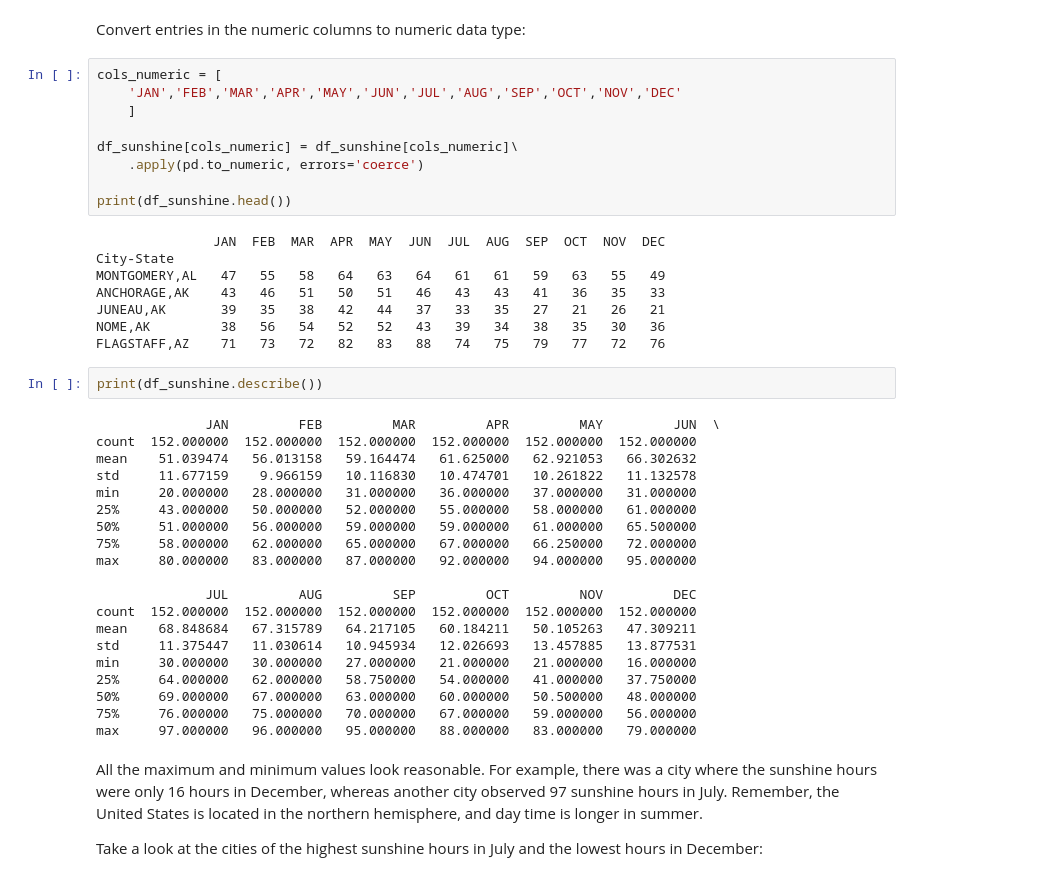
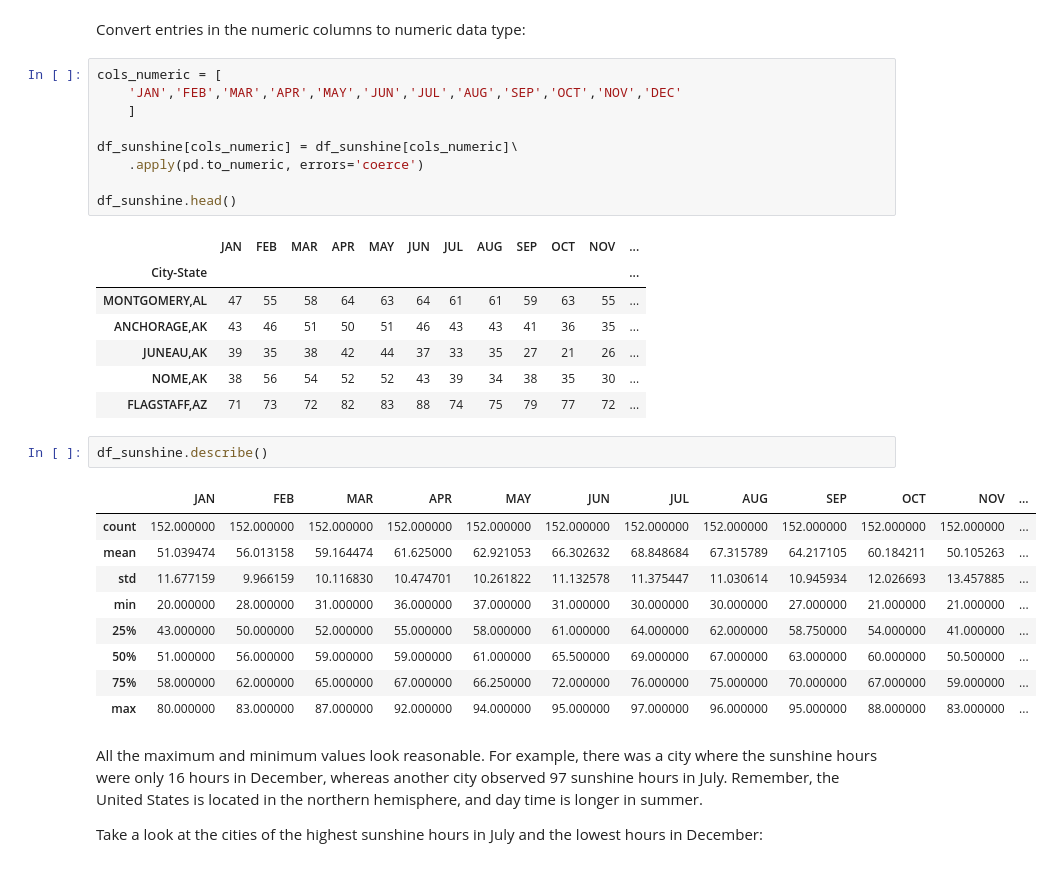
Before and after one commit to Nathan-Oyama-Personal/berkeley-ai, a Jupyter notebook: module20/eda.ipynb, the cells around one changed output. Drawn from its saved outputs; the diff is of its cells as text.

```diff
--- a/module20/eda.ipynb
+++ b/module20/eda.ipynb
@@ -451,37 +398,27 @@ cols_numeric = [
 df_sunshine[cols_numeric] = df_sunshine[cols_numeric]\
     .apply(pd.to_numeric, errors='coerce')
 
-print(df_sunshine.head())
+df_sunshine.head()
 # %% [output]
-               JAN  FEB  MAR  APR  MAY  JUN  JUL  AUG  SEP  OCT  NOV  DEC
-City-State
-MONTGOMERY,AL   47   55   58   64   63   64   61   61   59   63   55   49
-ANCHORAGE,AK    43   46   51   50   51   46   43   43   41   36   35   33
-JUNEAU,AK       39   35   38   42   44   37   33   35   27   21   26   21
-NOME,AK         38   56   54   52   52   43   39   34   38   35   30   36
-FLAGSTAFF,AZ    71   73   72   82   83   88   74   75   79   77   72   76
+|  | JAN | FEB | MAR | APR | MAY | JUN | JUL | AUG | SEP | OCT | NOV | ... |
+| City-State |  |  |  |  |  |  |  |  |  |  |  | ... |
+| MONTGOMERY,AL | 47 | 55 | 58 | 64 | 63 | 64 | 61 | 61 | 59 | 63 | 55 | ... |
+| ANCHORAGE,AK | 43 | 46 | 51 | 50 | 51 | 46 | 43 | 43 | 41 | 36 | 35 | ... |
+| JUNEAU,AK | 39 | 35 | 38 | 42 | 44 | 37 | 33 | 35 | 27 | 21 | 26 | ... |
+| NOME,AK | 38 | 56 | 54 | 52 | 52 | 43 | 39 | 34 | 38 | 35 | 30 | ... |
+| FLAGSTAFF,AZ | 71 | 73 | 72 | 82 | 83 | 88 | 74 | 75 | 79 | 77 | 72 | ... |
 # %%
-print(df_sunshine.describe())
+df_sunshine.describe()
 # %% [output]
-              JAN         FEB         MAR         APR         MAY         JUN  \
-count  152.000000  152.000000  152.000000  152.000000  152.000000  152.000000
-mean    51.039474   56.013158   59.164474   61.625000   62.921053   66.302632
-std     11.677159    9.966159   10.116830   10.474701   10.261822   11.132578
-min     20.000000   28.000000   31.000000   36.000000   37.000000   31.000000
-25%     43.000000   50.000000   52.000000   55.000000   58.000000   61.000000
-50%     51.000000   56.000000   59.000000   59.000000   61.000000   65.500000
-75%     58.000000   62.000000   65.000000   67.000000   66.250000   72.000000
-max     80.000000   83.000000   87.000000   92.000000   94.000000   95.000000
-
-              JUL         AUG         SEP         OCT         NOV         DEC
-count  152.000000  152.000000  152.000000  152.000000  152.000000  152.000000
-mean    68.848684   67.315789   64.217105   60.184211   50.105263   47.309211
-std     11.375447   11.030614   10.945934   12.026693   13.457885   13.877531
-min     30.000000   30.000000   27.000000   21.000000   21.000000   16.000000
-25%     64.000000   62.000000   58.750000   54.000000   41.000000   37.750000
-50%     69.000000   67.000000   63.000000   60.000000   50.500000   48.000000
-75%     76.000000   75.000000   70.000000   67.000000   59.000000   56.000000
-max     97.000000   96.000000   95.000000   88.000000   83.000000   79.000000
+|  | JAN | FEB | MAR | APR | MAY | JUN | JUL | AUG | SEP | OCT | NOV | ... |
+| count | 152.000000 | 152.000000 | 152.000000 | 152.000000 | 152.000000 | 152.000000 | 152.000000 | 152.000000 | 152.000000 | 152.000000 | 152.000000 | ... |
+| mean | 51.039474 | 56.013158 | 59.164474 | 61.625000 | 62.921053 | 66.302632 | 68.848684 | 67.315789 | 64.217105 | 60.184211 | 50.105263 | ... |
+| std | 11.677159 | 9.966159 | 10.116830 | 10.474701 | 10.261822 | 11.132578 | 11.375447 | 11.030614 | 10.945934 | 12.026693 | 13.457885 | ... |
+| min | 20.000000 | 28.000000 | 31.000000 | 36.000000 | 37.000000 | 31.000000 | 30.000000 | 30.000000 | 27.000000 | 21.000000 | 21.000000 | ... |
+| 25% | 43.000000 | 50.000000 | 52.000000 | 55.000000 | 58.000000 | 61.000000 | 64.000000 | 62.000000 | 58.750000 | 54.000000 | 41.000000 | ... |
+| 50% | 51.000000 | 56.000000 | 59.000000 | 59.000000 | 61.000000 | 65.500000 | 69.000000 | 67.000000 | 63.000000 | 60.000000 | 50.500000 | ... |
+| 75% | 58.000000 | 62.000000 | 65.000000 | 67.000000 | 66.250000 | 72.000000 | 76.000000 | 75.000000 | 70.000000 | 67.000000 | 59.000000 | ... |
+| max | 80.000000 | 83.000000 | 87.000000 | 92.000000 | 94.000000 | 95.000000 | 97.000000 | 96.000000 | 95.000000 | 88.000000 | 83.000000 | ... |
 # %% [markdown]
 All the maximum and minimum values look reasonable. For example, there was a city where the sunshine hours were only 16 hours in December, whereas another city observed 97 sunshine hours in July. Remember, the United States is located in the northern hemisphere, and day time is longer in summer.
 
```
Also changed, not shown: parts of 42 cells of this notebook.
